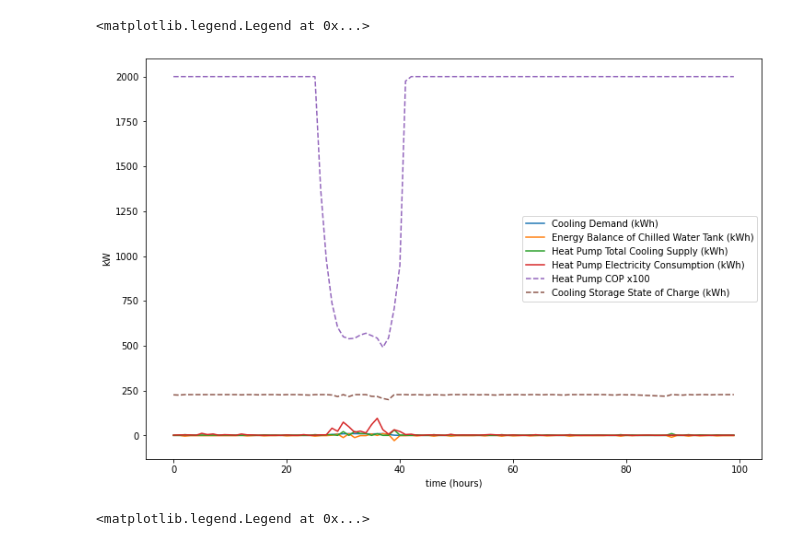
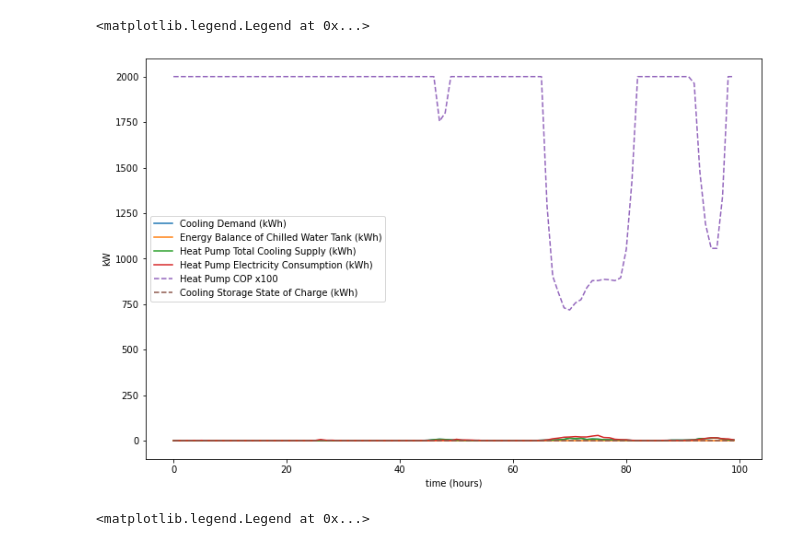
Before and after one commit to intelligent-environments-lab/CityLearn, a Jupyter notebook: maac/main.ipynb, the cells around one changed output. Saved outputs shown, nothing was run; the diff lists cells and outputs as text; code cells hidden in the pictures.

```diff
--- a/maac/main.ipynb
+++ b/maac/main.ipynb
@@ -14,7 +14,7 @@ parser.add_argument("--batch_size",
                     default=128, type=int,
                     help="Batch size for training")
 parser.add_argument("--update_after", default=200)
-parser.add_argument("--update_every", default=10, type=int)
+parser.add_argument("--update_every", default=1, type=int)
 parser.add_argument("--num_updates", default=1, type=int,
                     help="Number of updates per update cycle")
 parser.add_argument("--exploration", default=300, type=int)
@@ -75,24 +75,24 @@ plt.legend(['Electricity demand without storage or generation (kW)',
 # %%
-building_number = 'Building_2'
-interval = range(24*30*3*0 + 8760*0 + 800,24*30*3*0 + 8760*0 + 900)
+building_number = 'Building_8'
+interval = range(24*30*3*0 + 8760*0 + 1000,24*30*3*0 + 8760*0 + 1100)
 plt.figure(figsize=(12,8))
 plt.plot(env.buildings[building_number].cooling_demand_building[interval])
 plt.plot(env.buildings[building_number].cooling_storage_to_building[interval] - env.buildings[building_number].cooling_device_to_storage[interval])
 plt.plot(env.buildings[building_number].cooling_device.cooling_supply[interval])
 plt.plot(env.electric_consumption_cooling[interval])
 plt.plot(env.buildings[building_number].cooling_device.cop_cooling[interval]*100,'--')
 plt.plot(env.buildings[building_number].cooling_storage.soc[interval],'--')
 plt.xlabel('time (hours)')
 plt.ylabel('kW')
 plt.legend(['Cooling Demand (kWh)',
             'Energy Balance of Chilled Water Tank (kWh)',
             'Heat Pump Total Cooling Supply (kWh)',
             'Heat Pump Electricity Consumption (kWh)',
             'Heat Pump COP x100',
             'Cooling Storage State of Charge (kWh)'])
 # %% [output]
 <matplotlib.legend.Legend at 0x...>
-[figure, old version]
+[figure, new version]
 # %%
 building_number = 'Building_8'
 interval = (range(24*30*0 + 8760*0 + 800,24*30*0 + 8760*0 + 900))
```
Also changed, not shown: parts of 3 cells of this notebook, 5 other files.
